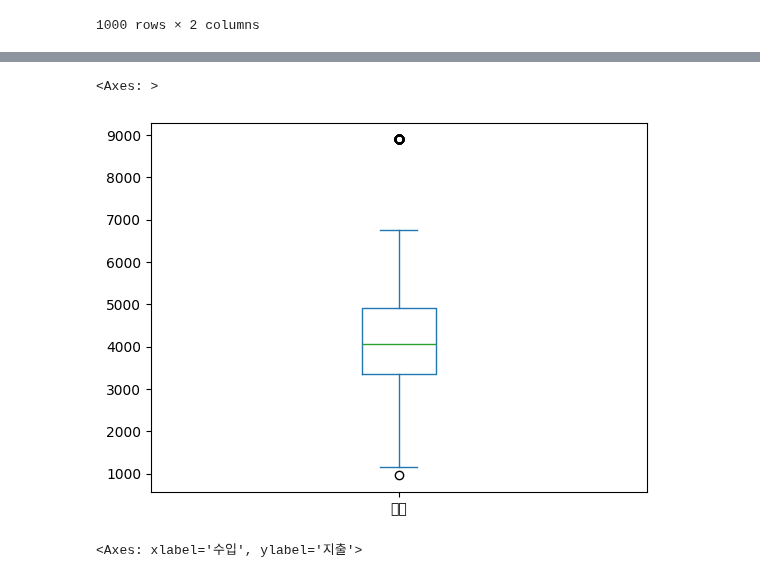
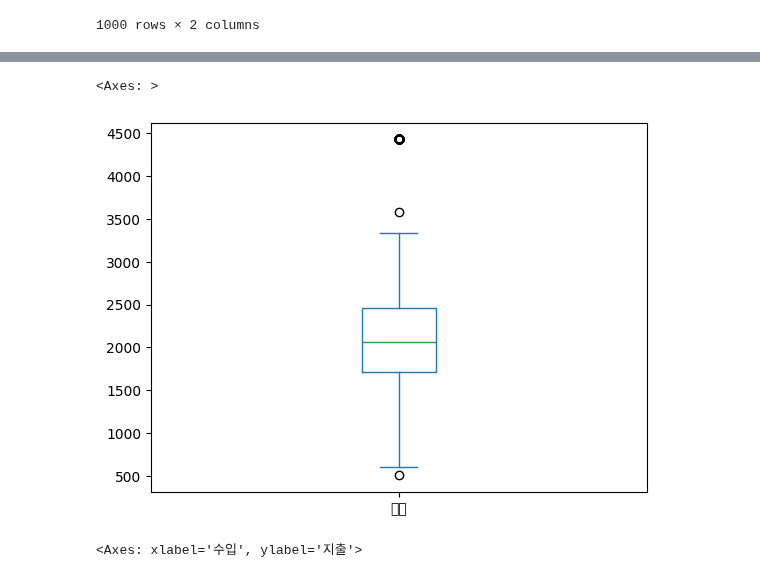
Before and after one commit to Ahram-Jeong/python-ml, a Jupyter notebook: 6_etc/06_pandas_outlier.ipynb, the cells around one changed output, grey strips where cells are left out. Cells and saved outputs as stored; diff of their text form; code cells hidden in the pictures.

```diff
--- a/6_etc/06_pandas_outlier.ipynb
+++ b/6_etc/06_pandas_outlier.ipynb
@@ -93,8 +93,9 @@ outlier
 # %%
-df[col].plot.box()
+# df[col].plot.box()
+df["지출"].plot.box()
 # %% [output]
 <Axes: >
-[figure, old version]
+[figure, new version]
 # %%
 df.plot.scatter(x=col, y="지출")
 # %% [output]
```
Also changed, not shown: parts of 2 cells of this notebook.
